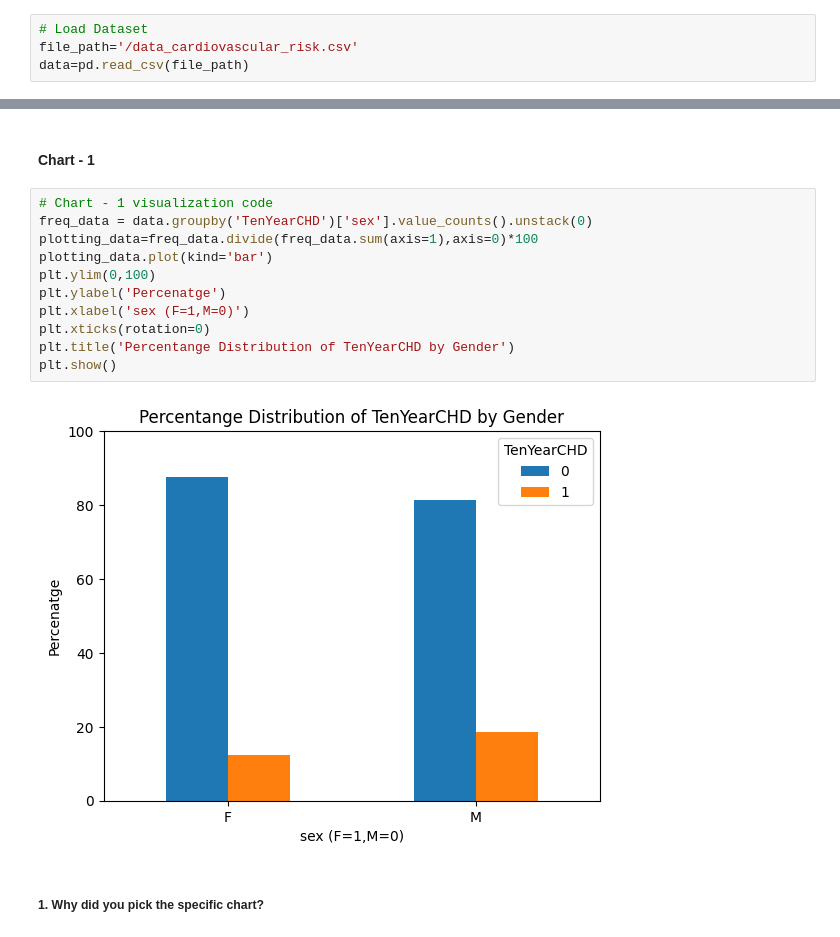
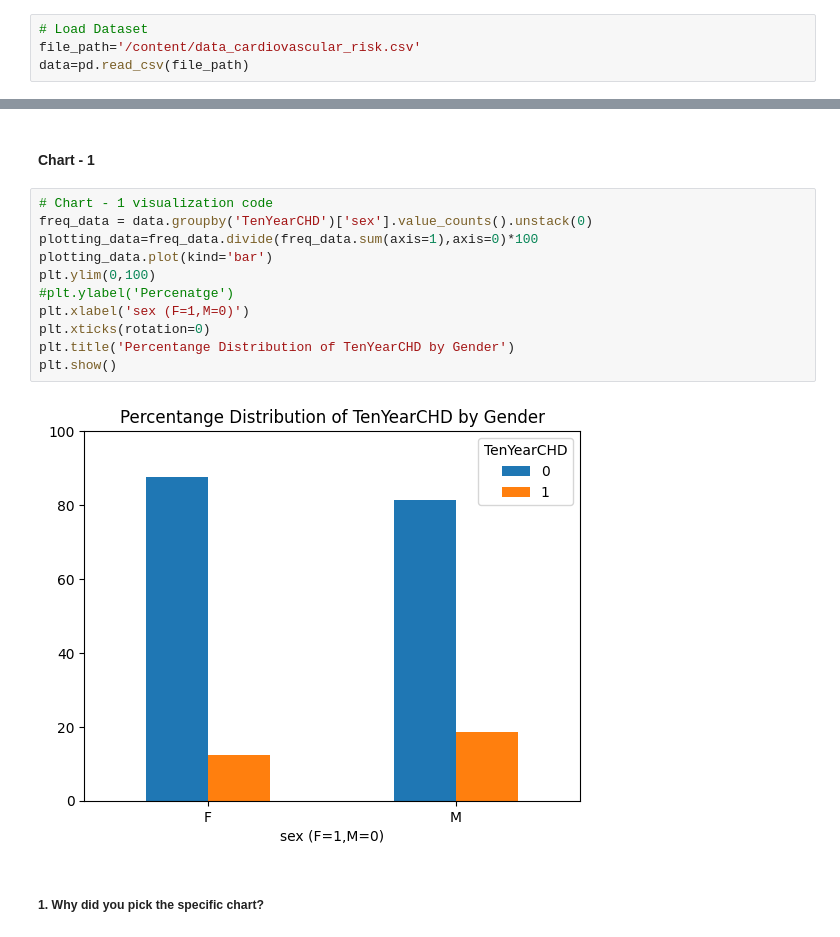
Before and after one commit to fadakenitin/Classification_Capstone_Project, a Jupyter notebook: Cardiovascular_Risk_Prediction.ipynb, the cells around one changed output, grey strips where cells are left out. Cells and saved outputs as stored; diff of their text form.

```diff
--- a/Cardiovascular_Risk_Prediction.ipynb
+++ b/Cardiovascular_Risk_Prediction.ipynb
@@ -86,7 +86,7 @@ import seaborn as sns
 ### Dataset Loading
 # %%
 # Load Dataset
-file_path='/data_cardiovascular_risk.csv'
+file_path='/content/data_cardiovascular_risk.csv'
 data=pd.read_csv(file_path)
 # %% [markdown]
 ### Dataset First View
@@ -344,16 +344,16 @@ Removal of the 'id' column, which suggests that the 'id' column is not necessary
 # %%
 # Chart - 1 visualization code
 freq_data = data.groupby('TenYearCHD')['sex'].value_counts().unstack(0)
 plotting_data=freq_data.divide(freq_data.sum(axis=1),axis=0)*100
 plotting_data.plot(kind='bar')
 plt.ylim(0,100)
-plt.ylabel('Percenatge')
+#plt.ylabel('Percenatge')
 plt.xlabel('sex (F=1,M=0)')
 plt.xticks(rotation=0)
 plt.title('Percentange Distribution of TenYearCHD by Gender')
 plt.show()
 # %% [output]
-[figure, old version]
+[figure, new version]
 # %% [markdown]
 ##### 1. Why did you pick the specific chart?
 # %% [markdown]
```
Also changed, not shown: parts of 56 cells of this notebook.
